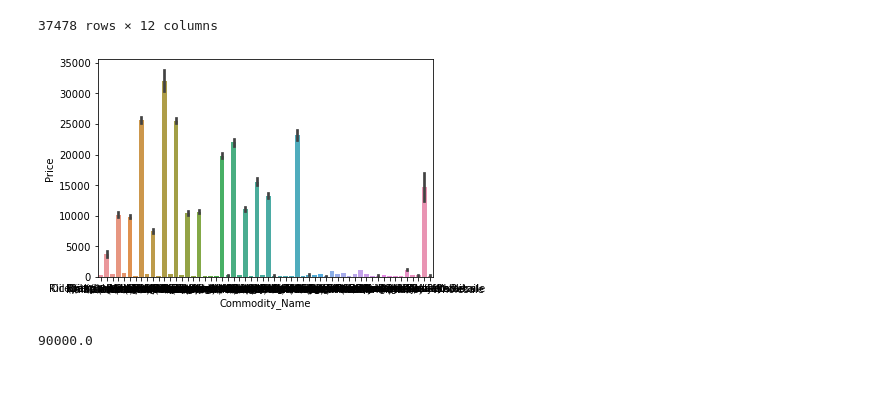
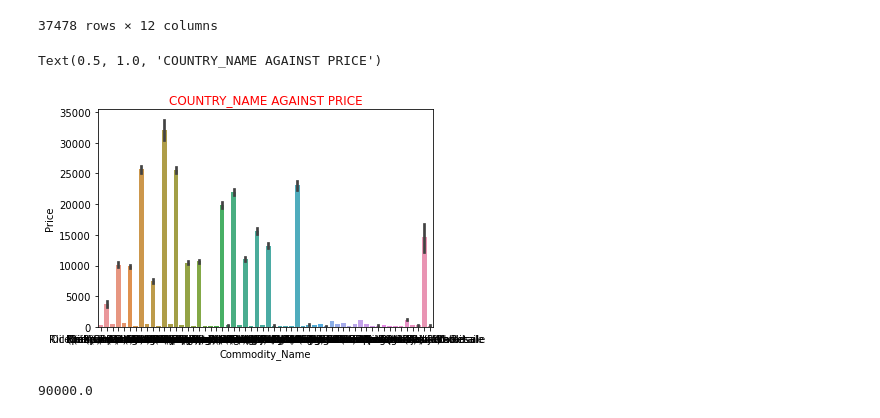
Before and after one commit to judaku/aku_git, a Jupyter notebook: JUDE AKUTTA PY_PROJECT.ipynb, the cells around one changed output. Cells and saved outputs as stored; diff of their text form; code cells hidden in the pictures; blank space fills up the shorter version.

```diff
--- a/JUDE AKUTTA PY_PROJECT.ipynb
+++ b/JUDE AKUTTA PY_PROJECT.ipynb
@@ -427,11 +463,12 @@ new
 # %%
  # Using seaborn to visualize commodity name as against the corresponding given prices
 
 
 sns.barplot(x='Commodity_Name',y='Price',data=new)           # For " Nigeria "
-plt.show()
+ plt.title('COUNTRY_NAME AGAINST PRICE',color='red')
 # %% [output]
+Text(0.5, 1.0, 'COUNTRY_NAME AGAINST PRICE')
-[figure, old version]
+[figure, new version]
 # %%
 column=new["Price"]
 max_value=column.max()        # Nigeria has a maximum Price of NGN90000
```
Also changed, not shown: parts of 24 cells of this notebook.
